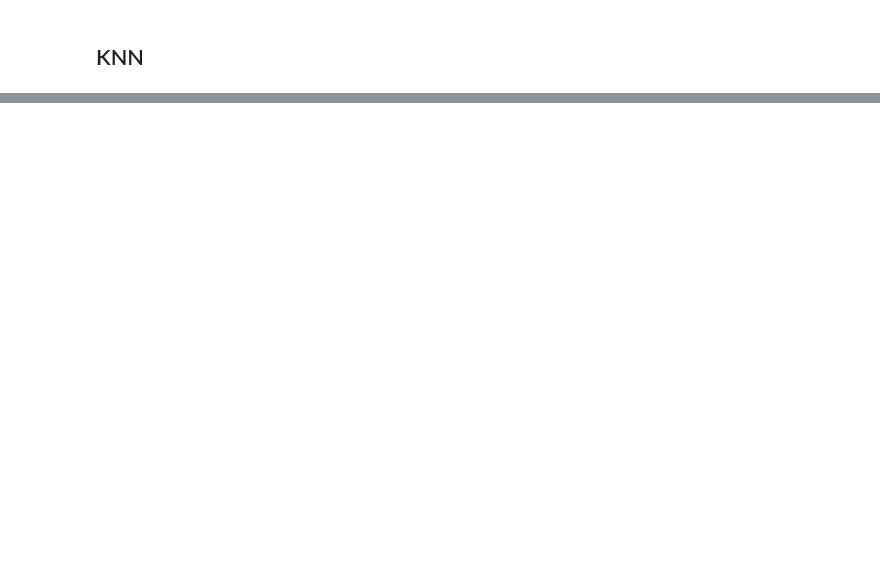
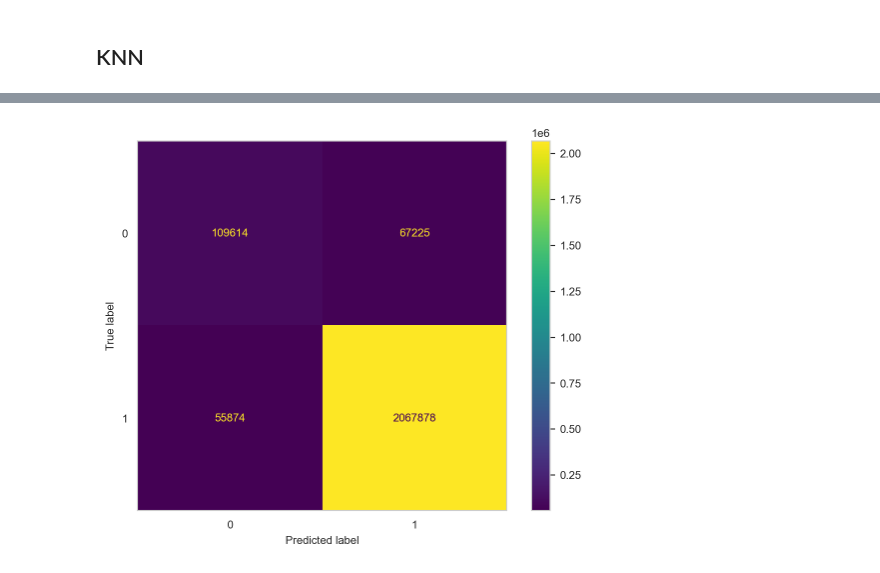
Before and after one commit to naustica/openalex_doctypes, a Jupyter notebook: Classifier.ipynb, the cells around one changed output, grey strips where cells are left out. Saved outputs shown, nothing was run; the diff lists cells and outputs as text; code cells hidden in the pictures; blank space fills up the shorter version.

```diff
--- a/Classifier.ipynb
+++ b/Classifier.ipynb
@@ -251,0 +366,9 @@ array([0.95494004, 0.95480649, 0.9557814 , 0.95539411, 0.95532733,
+# %%
+# y_pred = knn.predict(X)
+disp = ConfusionMatrixDisplay(confusion_matrix=confusion_matrix(y_test, y_pred, labels=[0, 1]),
+                              display_labels=[0, 1])
+disp.plot(values_format='d')
+plt.grid(False)
+plt.show()
+# %% [output]
+[figure, added]
```
Also changed, not shown: parts of 51 cells of this notebook, 10 other files.
